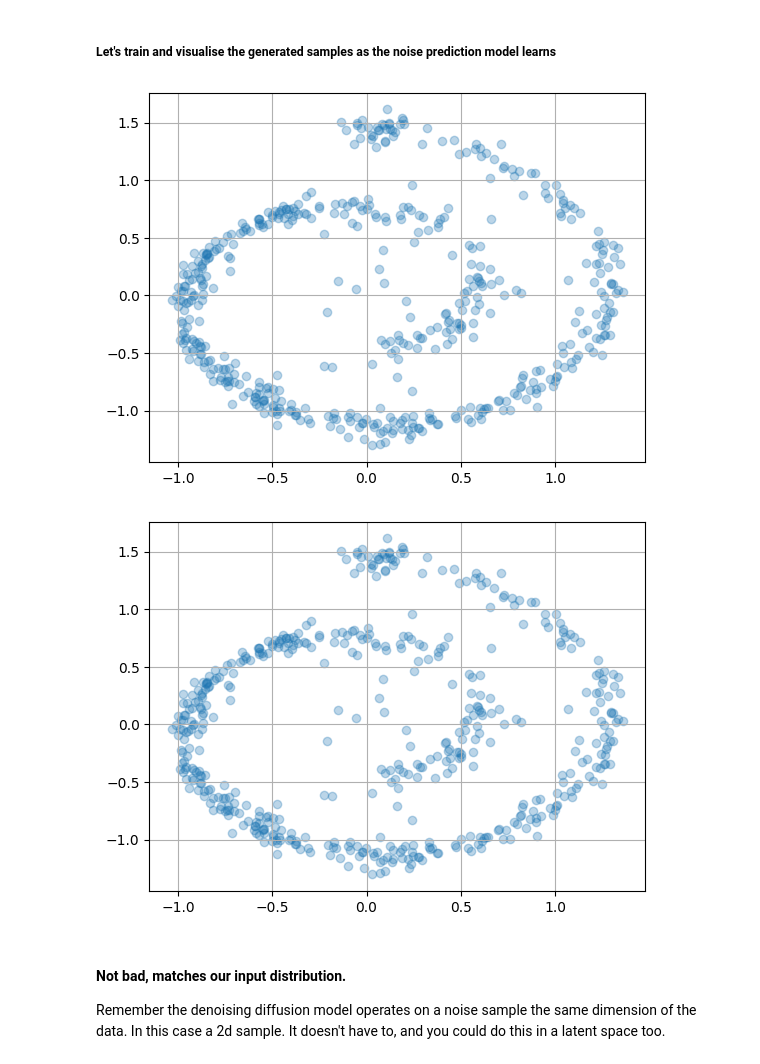
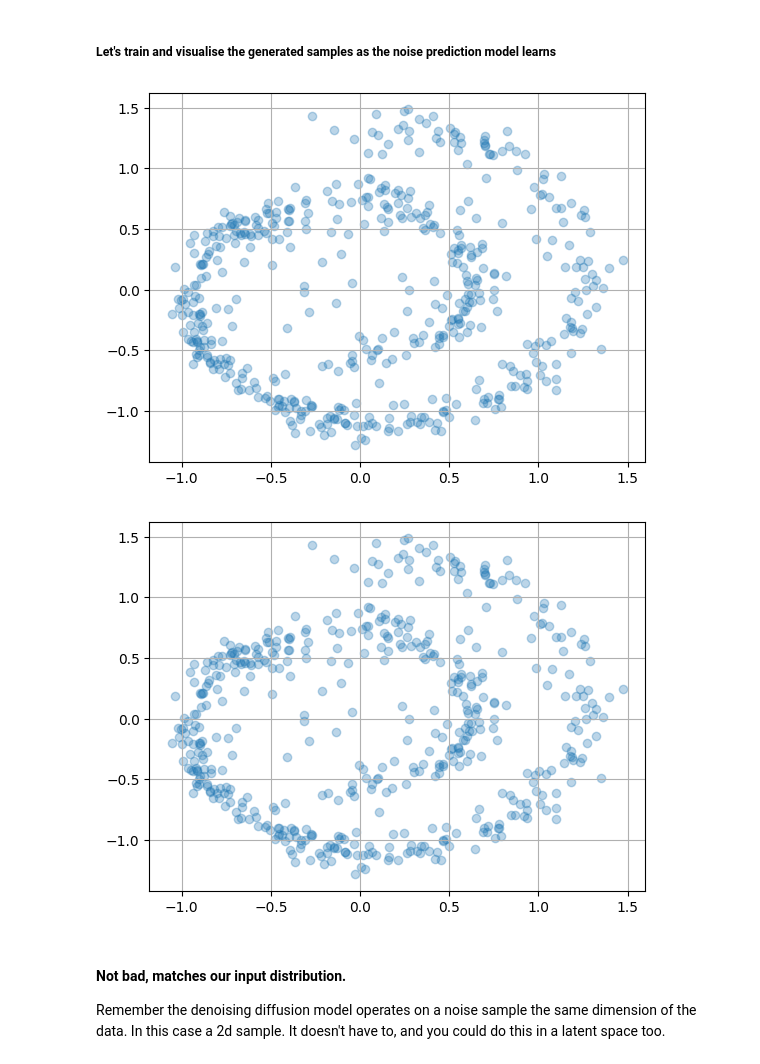
Before and after one commit to mgb45/ECE4076, a Jupyter notebook: bonus_content/4-Diffusion_models.ipynb, the cells around one changed output. Drawn from its saved outputs; the diff is of its cells as text; code cells hidden in the pictures.

```diff
--- a/bonus_content/4-Diffusion_models.ipynb
+++ b/bonus_content/4-Diffusion_models.ipynb
@@ -128,7 +127,7 @@ Sounds complex? All we're doing is repeatedly adding noise to data, and training
 # %%
 class DDPM(nn.Module):
 
-    def __init__(self, n_steps, minval = 1e-5, maxval = 5e-3):
+    def __init__(self, n_steps, minval = 0.0001, maxval = 0.02):
         super().__init__()
 
         self.n_steps = n_steps
@@ -171,9 +170,14 @@ class DDPM(nn.Module):
 
             for t in reversed(range(self.n_steps)):
 
-                a = self.alpha[t].to(device).repeat(n_samples)[:, None]
-                abar = self.alpha_bar[t].to(device).repeat(n_samples)[:, None]
-                abar_1 = self.alpha_bar[t-1].to(device).repeat(n_samples)[:, None]
+                if len(x.shape)>2:
+                    a = self.alpha[t].to(device).repeat(n_samples)[:, None,None,None]
+                    abar = self.alpha_bar[t].to(device).repeat(n_samples)[:, None,None,None]
+                    abar_1 = self.alpha_bar[t-1].to(device).repeat(n_samples)[:, None,None,None]
+                else:
+                    a = self.alpha[t].to(device).repeat(n_samples)[:, None]
+                    abar = self.alpha_bar[t].to(device).repeat(n_samples)[:, None]
+                    abar_1 = self.alpha_bar[t-1].to(device).repeat(n_samples)[:, None]
 
                 # Use learned model to predict noise to apply to samples
                 eps_theta = model(x, torch.tensor([t] * n_samples, dtype=torch.long).to(device))
@@ -222,7 +226,7 @@ class FCN(nn.Module):
 d_hidden = 128
 d_in = d_out = X.shape[1]
 batch_size = 128
-n_epochs = 1000
+n_epochs = 2000
 n_steps = 25
 
 # Make a noise prediction model, and diffusion process
@@ -236,41 +240,41 @@ optim = torch.optim.Adam(model.parameters(), 1e-2)
 step = 0
 avg_loss = None  # exponential moving average
 
-with tqdm.tqdm(total=n_epochs*(len(X)/batch_size)) as pbar:
+with tqdm(total=n_epochs*(len(X)/batch_size)) as pbar:
 
     for _ in range(n_epochs):
 
         ids = np.random.choice(len(X), len(X)-batch_size, replace=False)
 
         for i in range(0, len(ids), batch_size):
 
             x = torch.tensor(X[ids[i:i +batch_size]], dtype=torch.float32)
 
             optim.zero_grad()
             loss = ddpm.diffusion_loss(model, x)
             loss.backward()
             optim.step()
 
             # Some visualisation during training.
             pbar.update(1)
 
             if avg_loss is None:
                 avg_loss = loss.item()
             else:
                 avg_loss = 0.95*avg_loss + 0.05*loss.item()
             if not step % 100:
                 pbar.set_description(f"Iter: {step}. Average Loss: {avg_loss:.04f}")
                 samples = ddpm.sample(model, n_samples=512)
                 plt.cla()
                 plt.scatter(samples.detach().numpy()[:,0],samples.detach().numpy()[:,1], alpha=0.3)
                 plt.grid()
 
                 display.clear_output(wait=True)
                 display.display(plt.gcf())
             step += 1
 # %% [output]
-[figure, old version]
+[figure, new version]
-[figure, old version]
+[figure, new version]
 # %% [markdown]
 #### Not bad, matches our input distribution.
 
```
Also changed, not shown: parts of 10 cells of this notebook, 2 other files.
